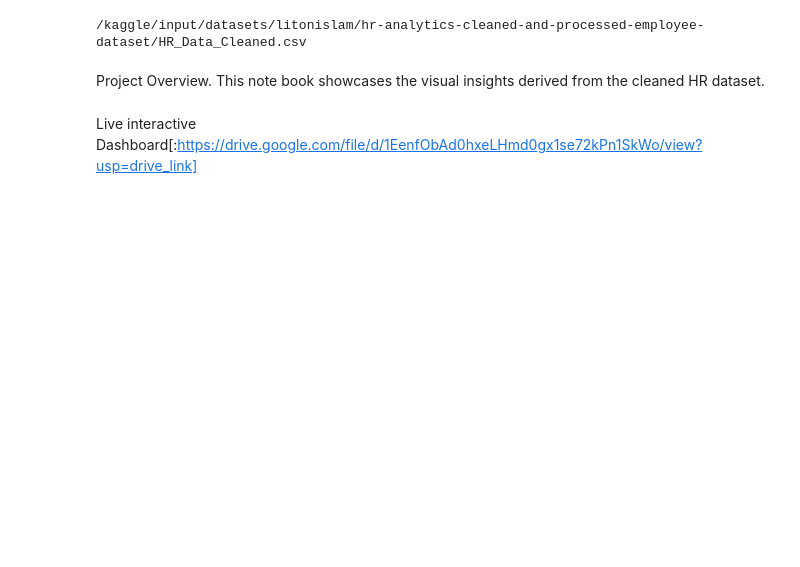
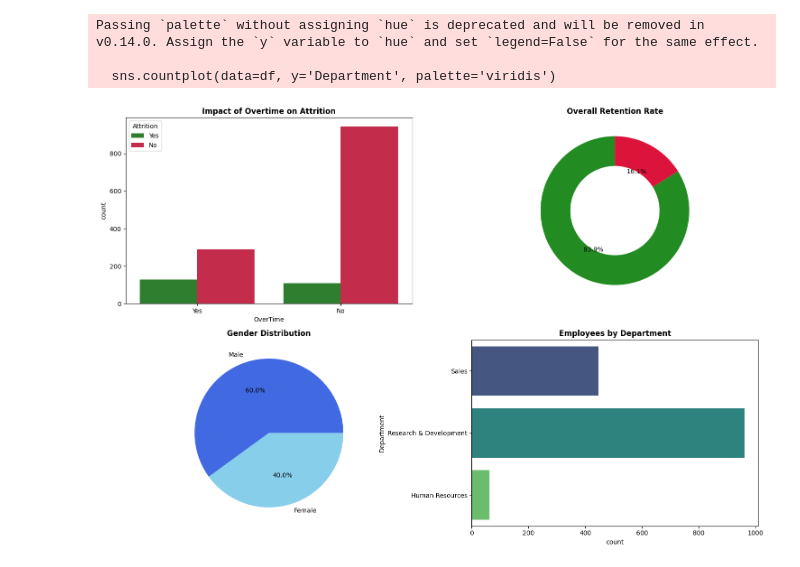
Before and after one commit to Litonislam-DA/E-Commerce-Customer-Churn-Analysis, a Jupyter notebook: interactive-hr-analytics-dashboard-deep-insights.ipynb, the cells around one changed output. Saved outputs shown, nothing was run; the diff lists cells and outputs as text; code cells hidden in the pictures; blank space fills up the shorter version.

Commit message:
Kaggle Notebook | Interactive HR Analytics Dashboard & Deep Insights | Version 3

```diff
--- a/interactive-hr-analytics-dashboard-deep-insights.ipynb
+++ b/interactive-hr-analytics-dashboard-deep-insights.ipynb
@@ -1,24 +1,27 @@
-# %%
-# This Python 3 environment comes with many helpful analytics libraries installed
-# It is defined by the kaggle/python Docker image: https://github.com/kaggle/docker-python
-# For example, here's several helpful packages to load
-
-import numpy as np # linear algebra
-import pandas as pd # data processing, CSV file I/O (e.g. pd.read_csv)
-
-# Input data files are available in the read-only "../input/" directory
-# For example, running this (by clicking run or pressing Shift+Enter) will list all files under the input directory
-
-import os
-for dirname, _, filenames in os.walk('/kaggle/input'):
-    for filename in filenames:
-        print(os.path.join(dirname, filename))
-
-# You can write up to 20GB to the current directory (/kaggle/working/) that gets preserved as output when you create a version using "Save & Run All"
-# You can also write temporary files to /kaggle/temp/, but they won't be saved outside of the current session
-# %% [output]
-/kaggle/input/datasets/litonislam/hr-analytics-cleaned-and-processed-employee-dataset/HR_Data_Cleaned.csv
-# %% [markdown]
-Project Overview. This note book showcases the visual insights derived from the cleaned HR dataset.
-# %% [markdown]
-Live interactive Dashboard[:https://drive.google.com/file/d/1EenfObAd0hxeLHmd0gx1se72kPn1SkWo/view?usp=drive_link]
+# %%
+import pandas as pd
+import matplotlib.pyplot as plt
+import seaborn as sns
+df = pd.read_csv('/kaggle/input/datasets/litonislam/hr-analytics-cleaned-and-processed-employee-dataset/HR_Data_Cleaned.csv')
+plt.figure(figsize=(15, 10))
+plt.subplot(2, 2, 1)
+sns.countplot(data=df, x='OverTime', hue='Attrition', palette=['#228B22', '#DC143C'])
+plt.title('Impact of Overtime on Attrition', fontweight='bold')
+plt.subplot(2, 2, 2)
+counts = df['Attrition'].value_counts()
+plt.pie(counts, autopct='%1.1f%%', startangle=90, colors=['#228B22', '#DC143C'], wedgeprops={'width':0.4})
+plt.title('Overall Retention Rate', fontweight='bold')
+plt.subplot(2, 2, 3)
+gender = df['Gender'].value_counts()
+plt.pie(gender, labels=gender.index, autopct='%1.1f%%', colors=['#4169E1', '#87CEEB'])
+plt.title('Gender Distribution', fontweight='bold')
+plt.subplot(2, 2, 4)
+sns.countplot(data=df, y='Department', palette='viridis')
+plt.title('Employees by Department', fontweight='bold')
+plt.tight_layout()
+plt.show()
+# %% [output]
+Passing `palette` without assigning `hue` is deprecated and will be removed in v0.14.0. Assign the `y` variable to `hue` and set `legend=False` for the same effect.
+
+  sns.countplot(data=df, y='Department', palette='viridis')
+[figure, added]
```
